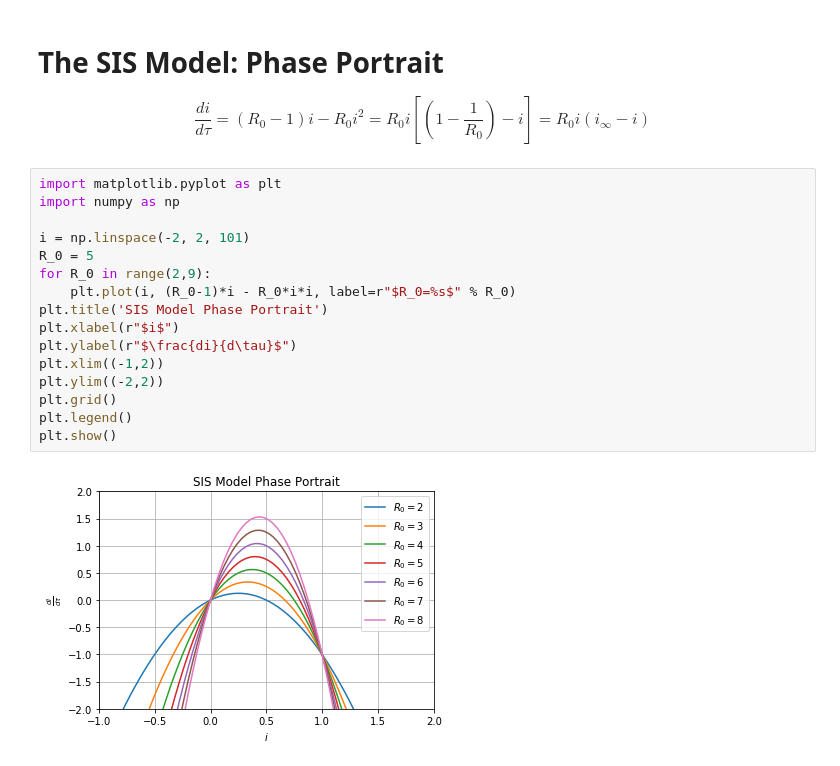
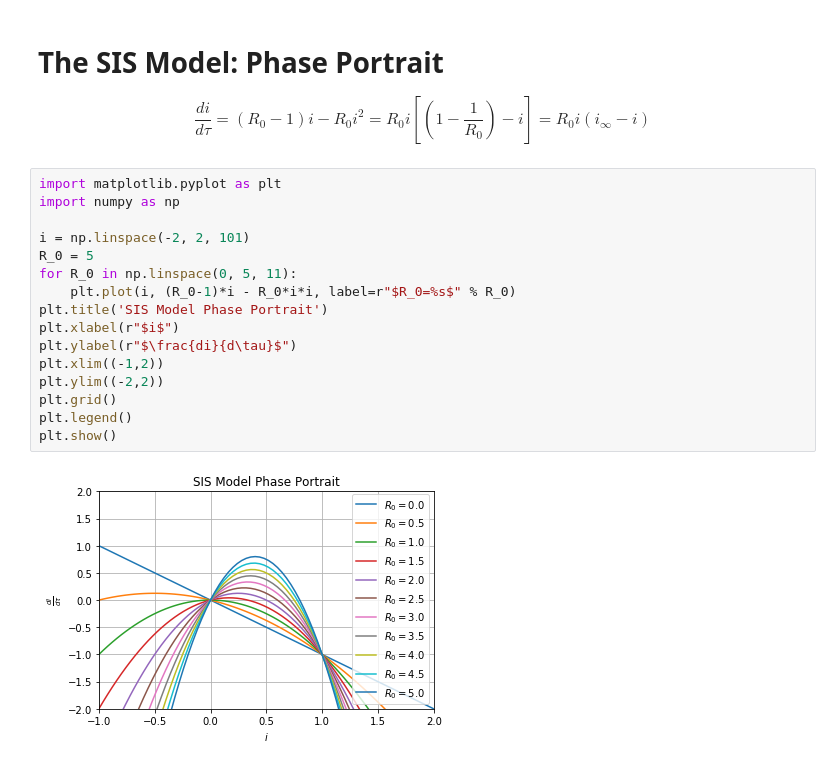
Before and after one commit to fcantelmi/morning-bytes, a Jupyter notebook: sirmodel/sirmodel.ipynb, the cells around one changed output. Saved outputs shown, nothing was run; the diff lists cells and outputs as text.

Commit message:
wide range on phase portrait

```diff
--- a/sirmodel/sirmodel.ipynb
+++ b/sirmodel/sirmodel.ipynb
@@ -339,18 +339,18 @@ To be clear, when the model reaches an endemic steady state it does not mean tha
 # %%
 import matplotlib.pyplot as plt
 import numpy as np
 
 i = np.linspace(-2, 2, 101)
 R_0 = 5
-for R_0 in range(2,9):
+for R_0 in np.linspace(0, 5, 11):
     plt.plot(i, (R_0-1)*i - R_0*i*i, label=r"$R_0=%s$" % R_0)
 plt.title('SIS Model Phase Portrait')
 plt.xlabel(r"$i$")
 plt.ylabel(r"$\frac{di}{d\tau}$")
 plt.xlim((-1,2))
 plt.ylim((-2,2))
 plt.grid()
 plt.legend()
 plt.show()
 # %% [output]
-[figure, old version]
+[figure, new version]
```
